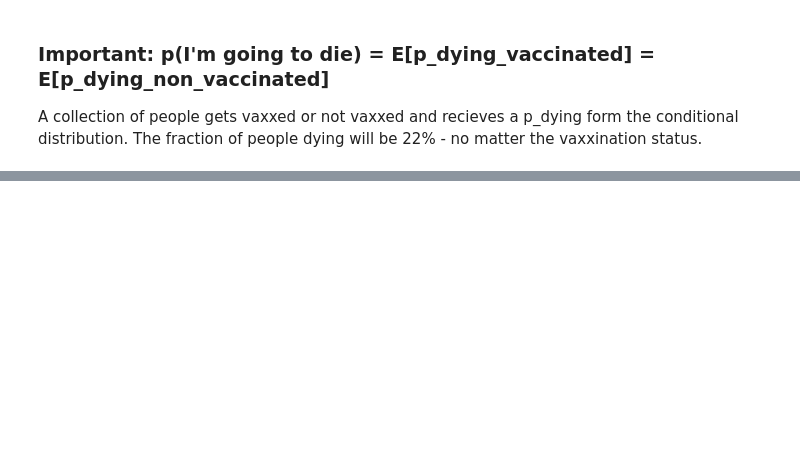
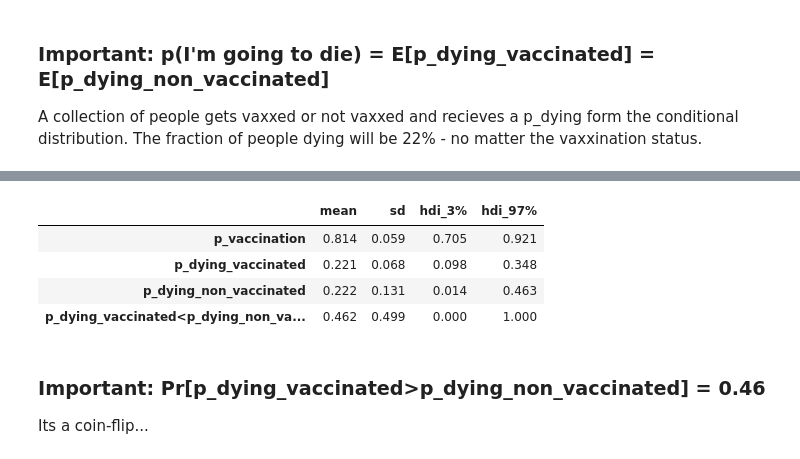
Before and after one commit to dlinzner-bcs/Bob-versus-Alice-Game, a Jupyter notebook: vaccination_pymc.ipynb, the cells around one changed output, grey strips where cells are left out. Cells and saved outputs as stored; diff of their text form; code cells hidden in the pictures; blank space fills up the shorter version.

```diff
--- a/vaccination_pymc.ipynb
+++ b/vaccination_pymc.ipynb
@@ -74,3 +80,11 @@ az.summary(slice_idata, kind="stats")
 # %% [markdown]
 ### Important: p(I'm going to die) = E[p_dying_vaccinated] =  E[p_dying_non_vaccinated]
 A collection of people gets vaxxed or not vaxxed and recieves a p_dying form the conditional distribution. The fraction of people dying will be 22% - no matter the vaxxination status.
+# %%
+with basic_model:
+    # instantiate sampler
+    p_dying_vaccinated_lower_p_dying_non_vaccinated = pm.Deterministic("p_dying_vaccinated<p_dying_non_vaccinated",p_dying_vaccinated<p_dying_non_vaccinated)
+    step = pm.Slice()
+
+    # draw 5000 posterior samples
+    slice_idata = pm.sample(10000, step=step)
@@ -76,0 +99,11 @@ A collection of people gets vaxxed or not vaxxed and recieves a p_dying form the
+# %%
+az.summary(slice_idata, kind="stats")
+# %% [output]
+|  | mean | sd | hdi_3% | hdi_97% |
+| p_vaccination | 0.814 | 0.059 | 0.705 | 0.921 |
+| p_dying_vaccinated | 0.221 | 0.068 | 0.098 | 0.348 |
+| p_dying_non_vaccinated | 0.222 | 0.131 | 0.014 | 0.463 |
+| p_dying_vaccinated<p_dying_non_va... | 0.462 | 0.499 | 0.000 | 1.000 |
+# %% [markdown]
+### Important: Pr[p_dying_vaccinated>p_dying_non_vaccinated] = 0.46
+Its a coin-flip...
```
Also changed, not shown: parts of 6 cells of this notebook, 1 other file.
